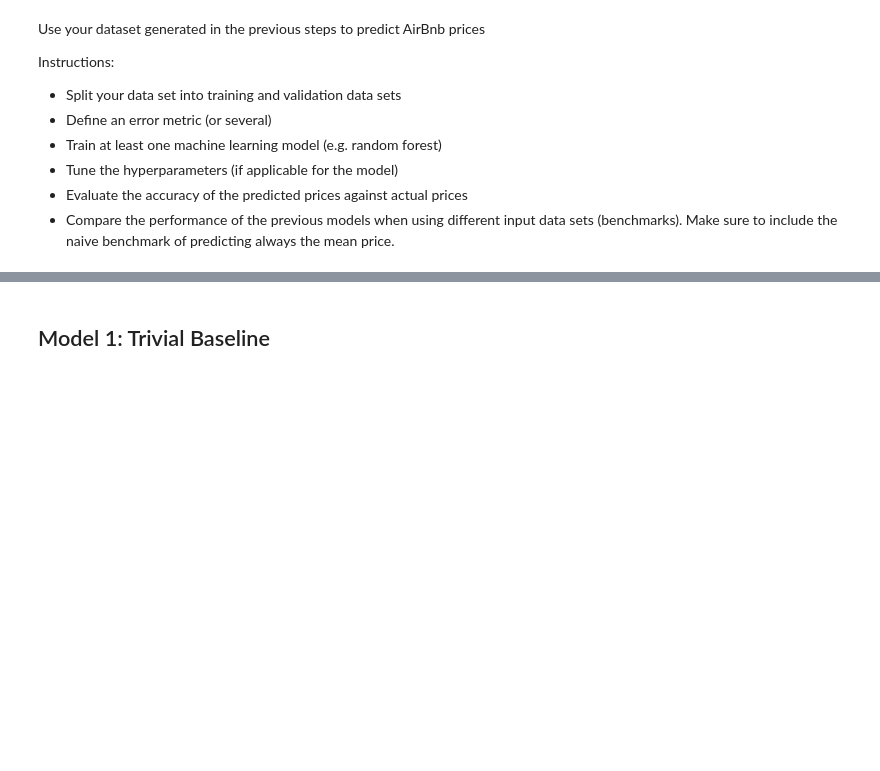
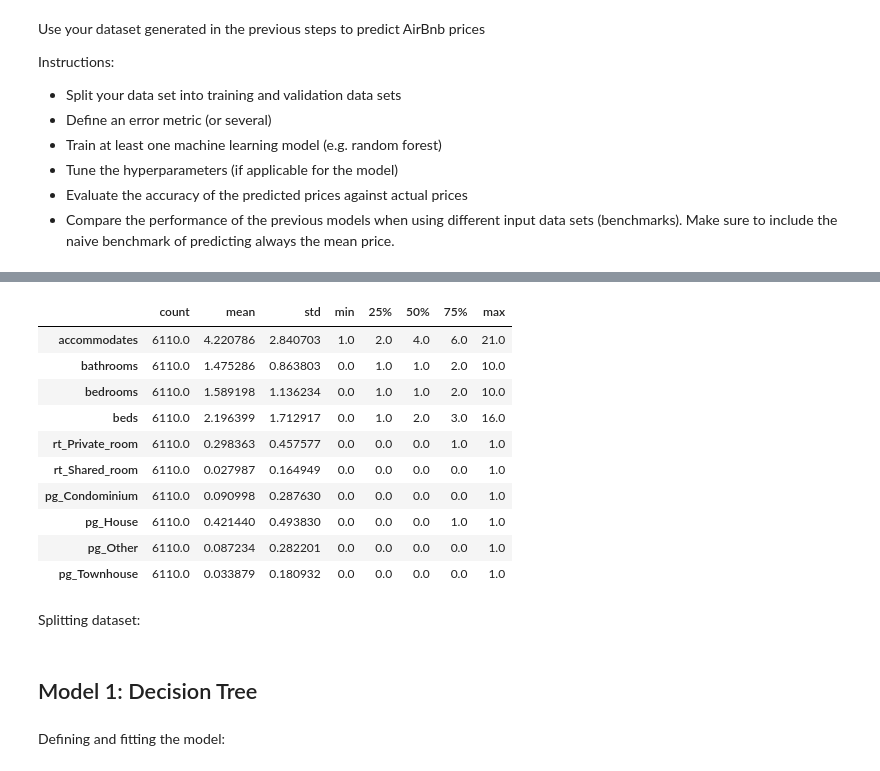
Before and after one commit to D3IP-SS24/case_study1, a Jupyter notebook: project_airbnb_template.ipynb, the cells around one changed output, grey strips where cells are left out. Drawn from its saved outputs; the diff is of its cells as text; code cells hidden in the pictures; blank space fills up the shorter version.

```diff
--- a/project_airbnb_template.ipynb
+++ b/project_airbnb_template.ipynb
@@ -408,3 +402,13 @@ Instructions:
 * Tune the hyperparameters (if applicable for the model)
 * Evaluate the accuracy of the predicted prices against actual prices
 * Compare the performance of the previous models when using different input data sets (benchmarks). Make sure to include the naive benchmark of predicting always the mean price.
+# %%
+from sklearn.model_selection import train_test_split
+
+print(db.shape)
+db.dropna(axis=0, inplace=True)
+print(db.shape)
+
+y = db["price"]
+db_features = ["accommodates", "bathrooms", "bedrooms", "beds", "rt_Private_room", "rt_Shared_room", "pg_Condominium", "pg_House", "pg_Other", "pg_Townhouse"]
+x = db[db_features]
@@ -411,3 +431,19 @@ Instructions:
+# %%
+x.describe().T
+# %% [output]
+|  | count | mean | std | min | 25% | 50% | 75% | max |
+| accommodates | 6110.0 | 4.220786 | 2.840703 | 1.0 | 2.0 | 4.0 | 6.0 | 21.0 |
+| bathrooms | 6110.0 | 1.475286 | 0.863803 | 0.0 | 1.0 | 1.0 | 2.0 | 10.0 |
+| bedrooms | 6110.0 | 1.589198 | 1.136234 | 0.0 | 1.0 | 1.0 | 2.0 | 10.0 |
+| beds | 6110.0 | 2.196399 | 1.712917 | 0.0 | 1.0 | 2.0 | 3.0 | 16.0 |
+| rt_Private_room | 6110.0 | 0.298363 | 0.457577 | 0.0 | 0.0 | 0.0 | 1.0 | 1.0 |
+| rt_Shared_room | 6110.0 | 0.027987 | 0.164949 | 0.0 | 0.0 | 0.0 | 0.0 | 1.0 |
+| pg_Condominium | 6110.0 | 0.090998 | 0.287630 | 0.0 | 0.0 | 0.0 | 0.0 | 1.0 |
+| pg_House | 6110.0 | 0.421440 | 0.493830 | 0.0 | 0.0 | 0.0 | 1.0 | 1.0 |
+| pg_Other | 6110.0 | 0.087234 | 0.282201 | 0.0 | 0.0 | 0.0 | 0.0 | 1.0 |
+| pg_Townhouse | 6110.0 | 0.033879 | 0.180932 | 0.0 | 0.0 | 0.0 | 0.0 | 1.0 |
+# %% [markdown]
+Splitting dataset:
 # %%
 from sklearn.model_selection import train_test_split
 
@@ -416,2 +452,2 @@ y = ""
 # %% [markdown]
-## Model 1: Trivial Baseline
+## Model 1: Decision Tree
@@ -420,0 +454,2 @@ y = ""
+# %% [markdown]
+Defining and fitting the model:
```
Also changed, not shown: parts of 28 cells of this notebook.
